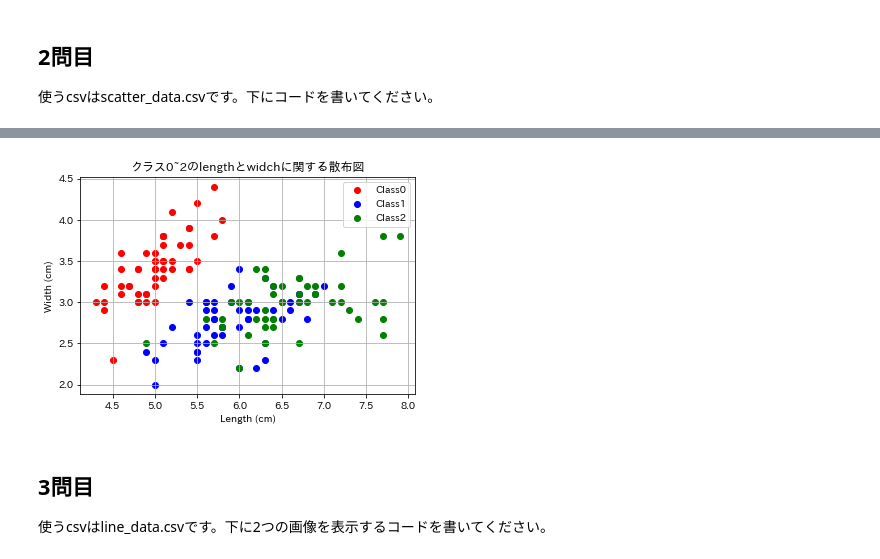
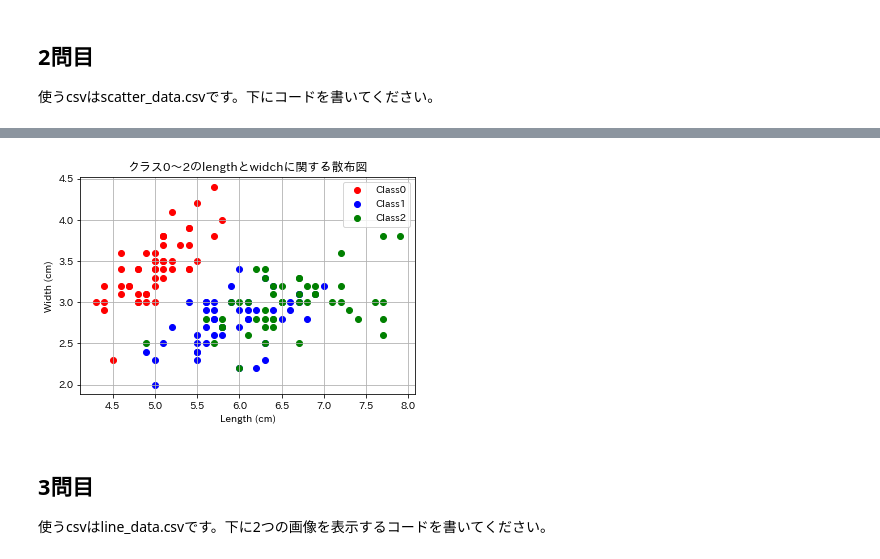
Before and after one commit to kaha01441212/BasicPython, a Jupyter notebook: matplotlib_exercise.ipynb, the cells around one changed output, grey strips where cells are left out. Drawn from its saved outputs; the diff is of its cells as text; code cells hidden in the pictures.

```diff
--- a/matplotlib_exercise.ipynb
+++ b/matplotlib_exercise.ipynb
@@ -36,23 +36,23 @@ plt.hist(df['bデータ'], bins = 30 ,color=(0/255, 191/255, 255/255, 0.5))
 # %%
 df = pd.read_csv('data/scatter_data.csv')
 
 df_class_0 = df[df['class'] == 0]
 df_class_1 = df[df['class'] == 1]
 df_class_2 = df[df['class'] == 2]
 
 plt.scatter(df_class_0['length (cm)'], df_class_0['width (cm)'] ,color = 'red' ,label='Class0')
 plt.scatter(df_class_1['length (cm)'], df_class_1['width (cm)'] ,color = 'blue' ,label='Class1')
 plt.scatter(df_class_2['length (cm)'], df_class_2['width (cm)'] ,color = 'green' ,label='Class2')
 
 plt.xlabel('Length (cm)')
 plt.ylabel('Width (cm)')
-plt.title('クラス0~2のlengthとwidchに関する散布図')
+plt.title('クラス0〜2のlengthとwidchに関する散布図')
 
 plt.grid()
 plt.legend(['Class0', 'Class1','Class2'])
 plt.show()
 # %% [output]
-[figure, old version]
+[figure, new version]
 # %% [markdown]
 ## 3問目
 使うcsvはline_data.csvです。下に2つの画像を表示するコードを書いてください。
```
